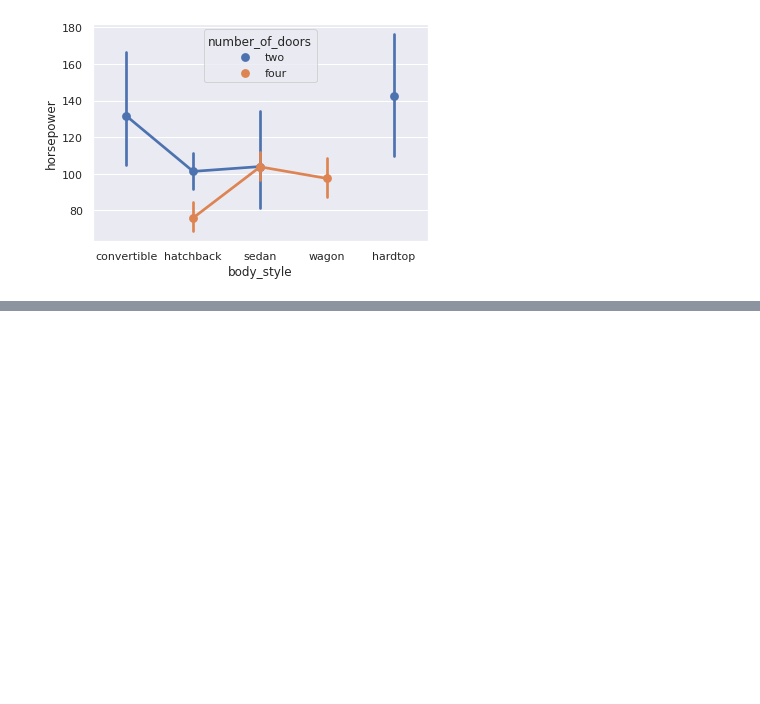
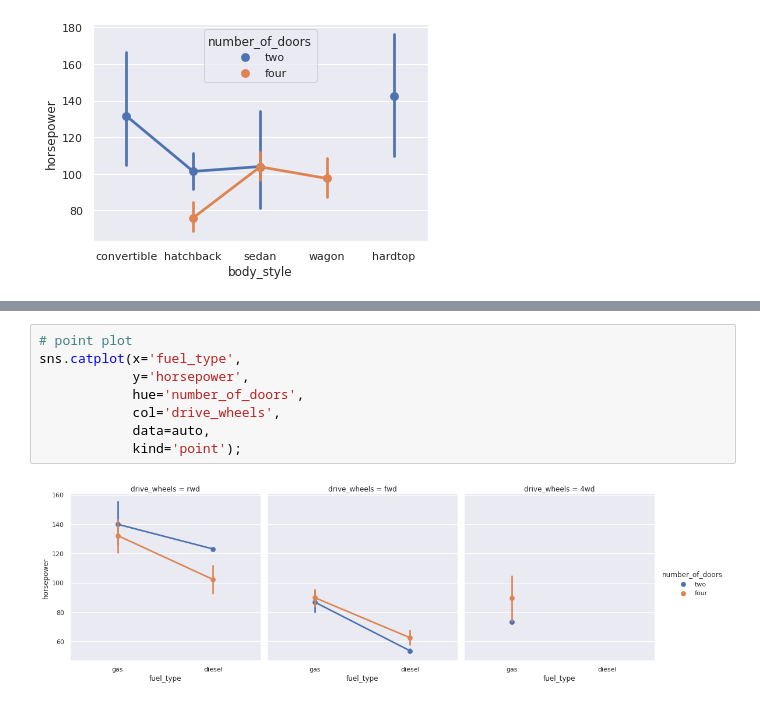
Before and after one commit to Iamsbharti/ML-AI, a Jupyter notebook: visualization/visulaization_p.ipynb, the cells around one changed output, grey strips where cells are left out. Saved outputs shown, nothing was run; the diff lists cells and outputs as text; blank space fills up the shorter version.

```diff
--- a/visualization/visulaization_p.ipynb
+++ b/visualization/visulaization_p.ipynb
@@ -133,0 +176,10 @@ sns.pointplot(auto['body_style'],auto['horsepower'], hue = auto['number_of_doors
+# %%
+# point plot
+sns.catplot(x='fuel_type',
+            y='horsepower',
+            hue='number_of_doors',
+            col='drive_wheels',
+            data=auto,
+            kind='point');
+# %% [output]
+[figure, added]
```
Also changed, not shown: parts of 6 cells of this notebook.
